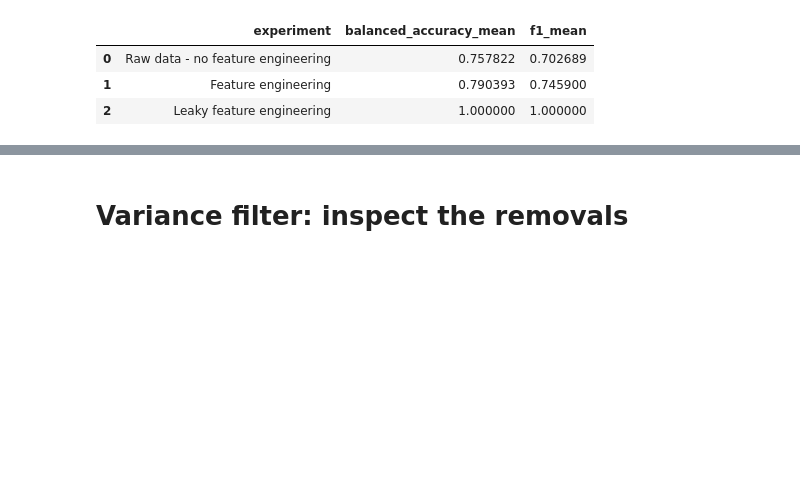
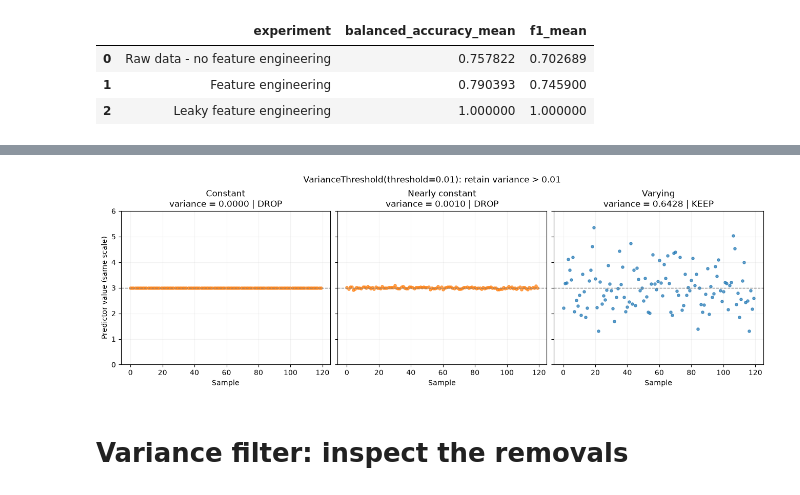
Before and after one commit to w4bo/AA2627-unibo-dcai, a Jupyter notebook: slides/lab-03-feature.ipynb, the cells around one changed output, grey strips where cells are left out. Drawn from its saved outputs; the diff is of its cells as text; code cells hidden in the pictures; blank space fills up the shorter version.

```diff
--- a/slides/lab-03-feature.ipynb
+++ b/slides/lab-03-feature.ipynb
@@ -599,3 +586,49 @@ variance_filter = VarianceThreshold(threshold=0.01)
+# %%
+#| echo: false
+#| out-height: "410px"
+
+import numpy as np
+import pandas as pd
+import matplotlib.pyplot as plt
+from sklearn.feature_selection import VarianceThreshold
+
+variance_demo_rng = np.random.default_rng(42)
+variance_demo_X = pd.DataFrame({
+    "Constant": np.full(120, 3.0),
+    "Nearly constant": 3.0 + variance_demo_rng.normal(0, 0.04, 120),
+    "Varying": 3.0 + variance_demo_rng.normal(0, 0.8, 120),
+})
+# Center all three at the same mean to isolate their different spreads.
+variance_demo_X = variance_demo_X - variance_demo_X.mean() + 3.0
+variance_demo_filter = VarianceThreshold(threshold=0.01).fit(variance_demo_X)
+assert variance_demo_filter.get_support().tolist() == [False, False, True]
+np.testing.assert_allclose(
+    variance_demo_filter.variances_, variance_demo_X.var(ddof=0),
+)
+variance_demo_fig, variance_demo_axes = plt.subplots(
+    1, 3, figsize=(13, 4.2), sharex=True, sharey=True, layout="constrained",
+)
+for variance_demo_index, (variance_demo_name, variance_demo_ax) in enumerate(
+    zip(variance_demo_X.columns, variance_demo_axes)
+):
+    variance_demo_keep = variance_demo_filter.get_support()[variance_demo_index]
+    variance_demo_ax.scatter(
+        np.arange(len(variance_demo_X)), variance_demo_X[variance_demo_name],
+        s=14, alpha=0.7, color="tab:blue" if variance_demo_keep else "tab:orange",
+    )
+    variance_demo_ax.axhline(3.0, color="gray", linestyle="--", linewidth=1)
+    variance_demo_ax.set(
+        xlabel="Sample", ylim=(0, 6),
+        title=f"{variance_demo_name}\nvariance = "
+              f"{variance_demo_filter.variances_[variance_demo_index]:.4f}"
+              + (" | KEEP" if variance_demo_keep else " | DROP"),
+    )
+    variance_demo_ax.grid(alpha=0.15)
+variance_demo_axes[0].set_ylabel("feature value (same scale)")
+variance_demo_fig.suptitle("VarianceThreshold(threshold=0.01): retain variance > 0.01")
+plt.show()
+# %% [output]
+[figure, added]
 # %% [markdown]
 # Variance filter: inspect the removals
 # %%
```
Also changed, not shown: parts of 62 cells of this notebook, 1 other file.
